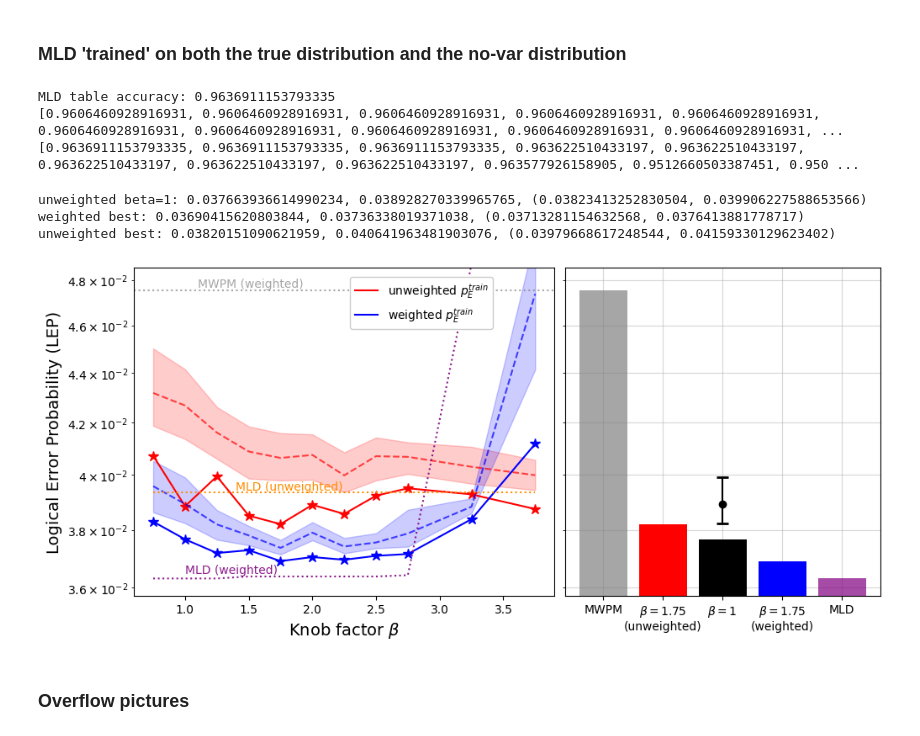
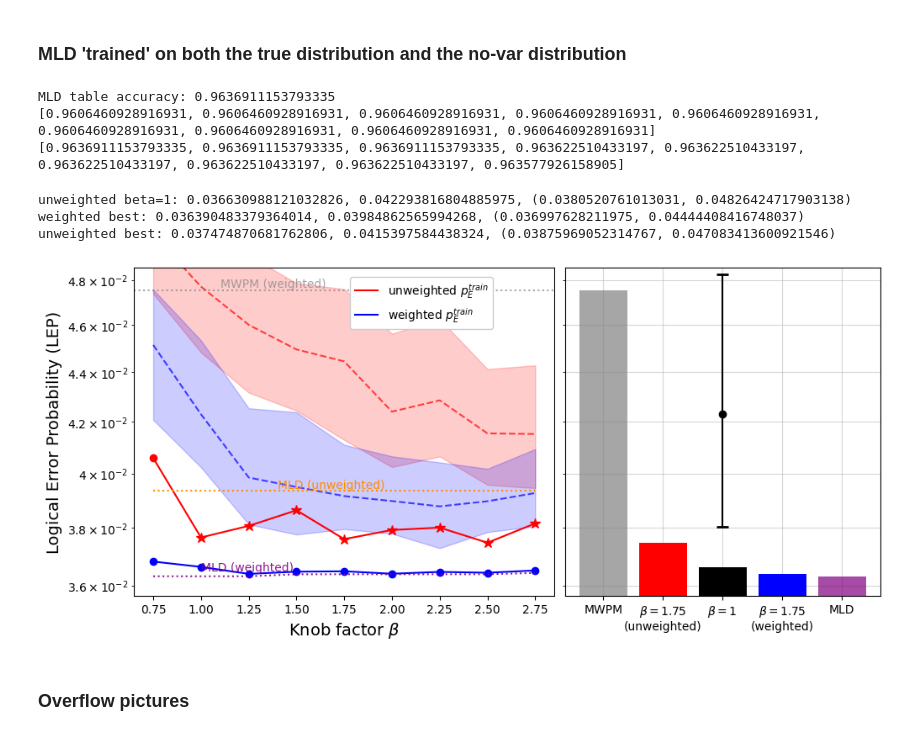
Before and after one commit to peterse/mldec, a Jupyter notebook: src/mldec/analysis/toric_analysis.ipynb, the cells around one changed output. Saved outputs shown, nothing was run; the diff lists cells and outputs as text; code cells hidden in the pictures.

```diff
--- a/src/mldec/analysis/toric_analysis.ipynb
+++ b/src/mldec/analysis/toric_analysis.ipynb
@@ -51,17 +51,24 @@ for column in ['lr', 'dropout', 'd_model', 'num_encoder_layers', 'num_decoder_la
 # %% [markdown]
 ## Run analysis
 # %%
-target_var1 = "toric-code-var-exp-v2/transformer_toric_code_results.csv"
-target_var2 = "toric-code-var-exp-v2.1/transformer_toric_code_results.csv"
-df_var1 = pd.read_csv(target_var1)
-df_var2 = pd.read_csv(target_var2)
-df_var = pd.concat([df_var1, df_var2] , ignore_index=True)
+# target_var1 = "toric-code-var-exp-v2/transformer_toric_code_results.csv"
+# target_var2 = "toric-code-var-exp-v2.1/transformer_toric_code_results.csv"
+# df_var1 = pd.read_csv(target_var1)
+# df_var2 = pd.read_csv(target_var2)
+# df_var = pd.concat([df_var1, df_var2] , ignore_index=True)
 
-target_novar1 = "toric-code-novar-exp-v2/transformer_toric_code_results.csv"
-target_novar2 = "toric-code-novar-exp-v2.1/transformer_toric_code_results.csv"
-df_novar1 = pd.read_csv(target_novar1)
-df_novar2 = pd.read_csv(target_novar2)
-df_novar = pd.concat([df_novar1, df_novar2], ignore_index=True)
+# target_novar1 = "toric-code-novar-exp-v2/transformer_toric_code_results.csv"
+# target_novar2 = "toric-code-novar-exp-v2.1/transformer_toric_code_results.csv"
+# df_novar1 = pd.read_csv(target_novar1)
+# df_novar2 = pd.read_csv(target_novar2)
+# df_novar = pd.concat([df_novar1, df_novar2], ignore_index=True)
+
+# INFINITE DATA LOAD
+target_var1 = "toric-code-var-exp-v3-infinitedata/transformer_toric_code_results.csv"
+df_var = pd.read_csv(target_var1)
+
+target_novar1 = "toric-code-novar-exp-v3-infinitedata/transformer_toric_code_results.csv"
+df_novar = pd.read_csv(target_novar1)
 # %%
 # there are really big fluctuations at higher betas and its not worth burning the comput to even them out
 # so I am discarding the data that jumps around. If you don't like that, you can comment this block out
@@ -138,8 +145,8 @@ print(mld_for_novar)
 print(mld_for_var)
 # %% [output]
 MLD table accuracy: 0.9636911153793335
-[0.9606460928916931, 0.9606460928916931, 0.9606460928916931, 0.9606460928916931, 0.9606460928916931, 0.9606460928916931, 0.9606460928916931, 0.9606460928916931, 0.9606460928916931, 0.9606460928916931, ...
-[0.9636911153793335, 0.9636911153793335, 0.9636911153793335, 0.963622510433197, 0.963622510433197, 0.963622510433197, 0.963622510433197, 0.963622510433197, 0.963577926158905, 0.9512660503387451, 0.950 ...
+[0.9606460928916931, 0.9606460928916931, 0.9606460928916931, 0.9606460928916931, 0.9606460928916931, 0.9606460928916931, 0.9606460928916931, 0.9606460928916931, 0.9606460928916931]
+[0.9636911153793335, 0.9636911153793335, 0.9636911153793335, 0.963622510433197, 0.963622510433197, 0.963622510433197, 0.963622510433197, 0.963622510433197, 0.963577926158905]
 # %%
 # _, _, p_TL_true = toric_code_data.create_dataset_training(n, dataset_config, cache=True)
 # p_TL_true = p_TL_true.reshape(-1, 2**2).numpy()
@@ -185,8 +192,8 @@ for jj, df in enumerate([df_novar, df_var]):
         y_err = 1 - y
         yerrs_meds.append(y_err.median())
         # get
-        y_ub = y_err.quantile(.9)
-        y_lb = y_err.quantile(0.1)
+        y_ub = y_err.quantile(.75)
+        y_lb = y_err.quantile(0.25)
         # y_ub = y_err.quantile(.95)
         # y_lb = y_err.quantile(0.05)
         # y_ub = max(y_err)
@@ -268,38 +275,38 @@ print(f"unweighted beta=1: {wt_beta1_best}, {wt_beta1_median}, {wt_beta1_iq}")
 print(f"weighted best: {wt_best}, {wt_median}, {wt_iq}")
 print(f"unweighted best: {unwt_best}, {unwt_median}, {unwt_iq}")
 mld_err = 1 - mld_acc
 mwpm_err = 1 - minimum_weight_val_acc
 mld_unwt_err = 1 - max(mld_for_novar) # this doesn't matter, they're all the same
 
 ax2 = axes[1]
 bars = ax2.bar([0, 1, 2, 3, 4],
         [mwpm_err, unwt_best, wt_beta1_best, wt_best, mld_err],
         color=[wt_mwpm_color, unwt_xformer_color, 'black', wt_xformer_color, wt_mld_color], alpha=0.7)
 ax2.set_xticks([0, 1, 2, 3, 4])
 alpha_values = [.7, 1, 1, 1, 0.7]
 # also do a yerr plot of median and IQC for beta1, unwt, and wt
 ax2.errorbar([2], [wt_beta1_median],
              yerr=[[wt_beta1_median - wt_beta1_iq[0]],
                    [wt_beta1_iq[1] - wt_beta1_median]],
              fmt='o', c='k', capsize=5, capthick=2, alpha=1)
 ax2.set_xticklabels([
     "MWPM",  r"$\beta=1.75$"+"\n(unweighted)", r"$\beta=1$", r"$\beta=1.75$"+"\n(weighted)", r"MLD"
 ], rotation=0, ha='center')
 
 for bar, alpha in zip(bars, alpha_values):
     bar.set_alpha(alpha)
 
 ax2.semilogy()
 ax2.grid(which='both', alpha=0.5)
 ax2.set_axisbelow(True)
 
 
-fig.savefig(f"../../figures/agg_toric_code.pdf", bbox_inches='tight')
+# fig.savefig(f"../../figures/agg_toric_code.pdf", bbox_inches='tight')
 # %% [output]
-unweighted beta=1: 0.037663936614990234, 0.038928270339965765, (0.03823413252830504, 0.039906227588653566)
-weighted best: 0.03690415620803844, 0.03736338019371038, (0.03713281154632568, 0.0376413881778717)
-unweighted best: 0.03820151090621959, 0.040641963481903076, (0.03979668617248544, 0.04159330129623402)
+unweighted beta=1: 0.036630988121032826, 0.042293816804885975, (0.0380520761013031, 0.04826424717903138)
+weighted best: 0.036390483379364014, 0.03984862565994268, (0.036997628211975, 0.04444408416748037)
+unweighted best: 0.037474870681762806, 0.0415397584438324, (0.03875969052314767, 0.047083413600921546)
-[figure, old version]
+[figure, new version]
 # %% [markdown]
 ### Overflow pictures
 # %%
```
Also changed, not shown: parts of 3 cells of this notebook, 7 other files.
